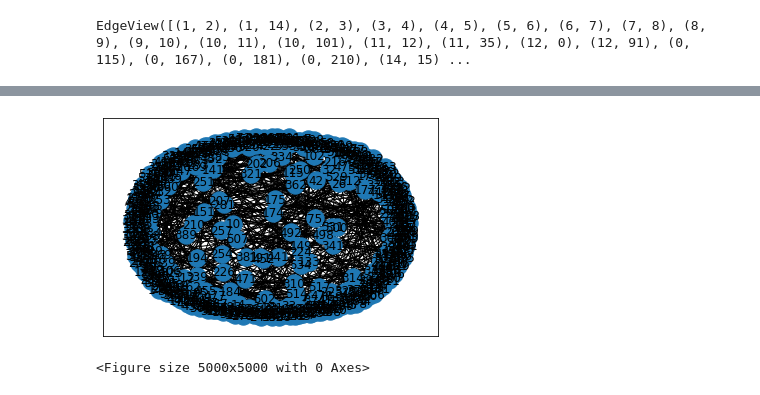
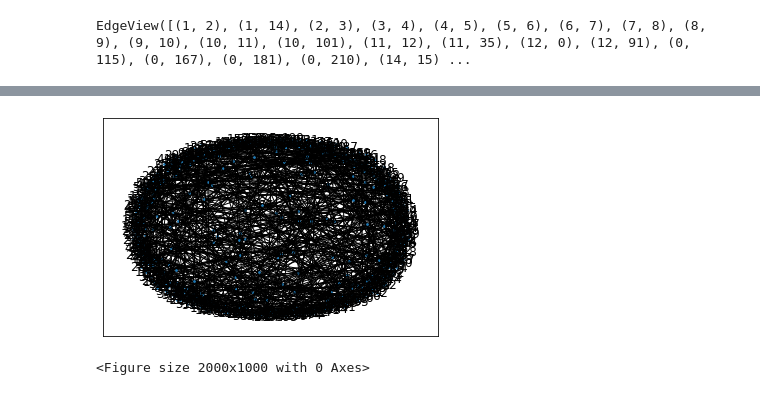
Before and after one commit to nandini-k15/Graphics-and-Visualization, a Jupyter notebook: Topological_Spines_implementation.ipynb, the cells around one changed output, grey strips where cells are left out. Drawn from its saved outputs; the diff is of its cells as text; code cells hidden in the pictures.

```diff
--- a/Topological_Spines_implementation.ipynb
+++ b/Topological_Spines_implementation.ipynb
@@ -196,9 +90,9 @@ ax.tick_params(left=True, bottom=True, labelleft=True, labelbottom=True)
 # %%
-nx.draw_networkx_nodes(G, pos, node_size=300)
+nx.draw_networkx_nodes(G, pos, node_size=3)
 nx.draw_networkx_labels(G, pos)
 nx.draw_networkx_edges(G, pos, arrows=False)
-plt.figure(figsize=(5, 5), dpi=1000)
+plt.figure(figsize=(200, 100), dpi=10)
 plt.show()
 # %% [output]
-[figure, old version]
+[figure, new version]
-<Figure size 5000x5000 with 0 Axes>
+<Figure size 2000x1000 with 0 Axes>
```
Also changed, not shown: parts of 18 cells of this notebook.
